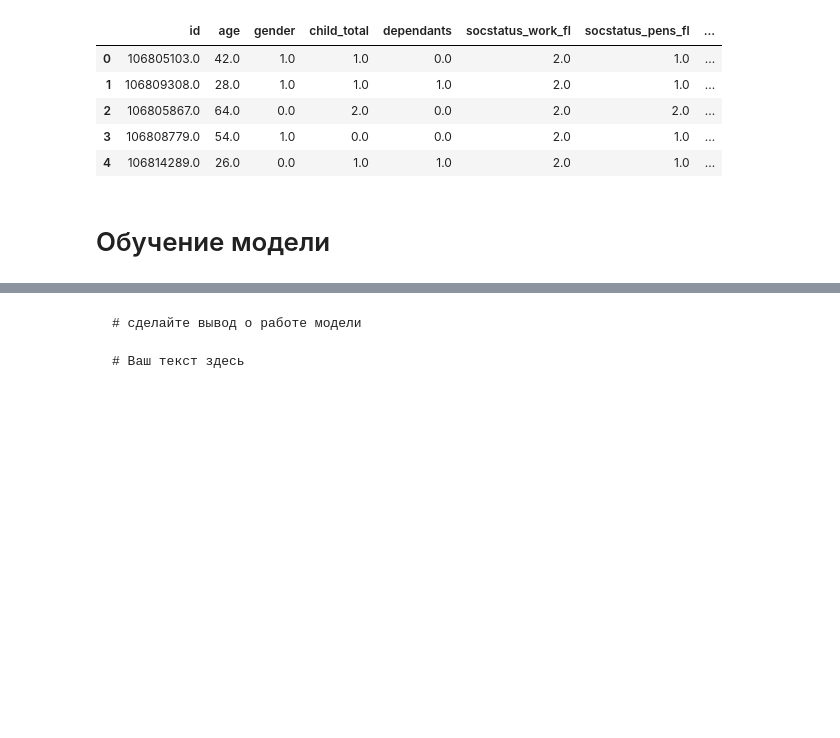
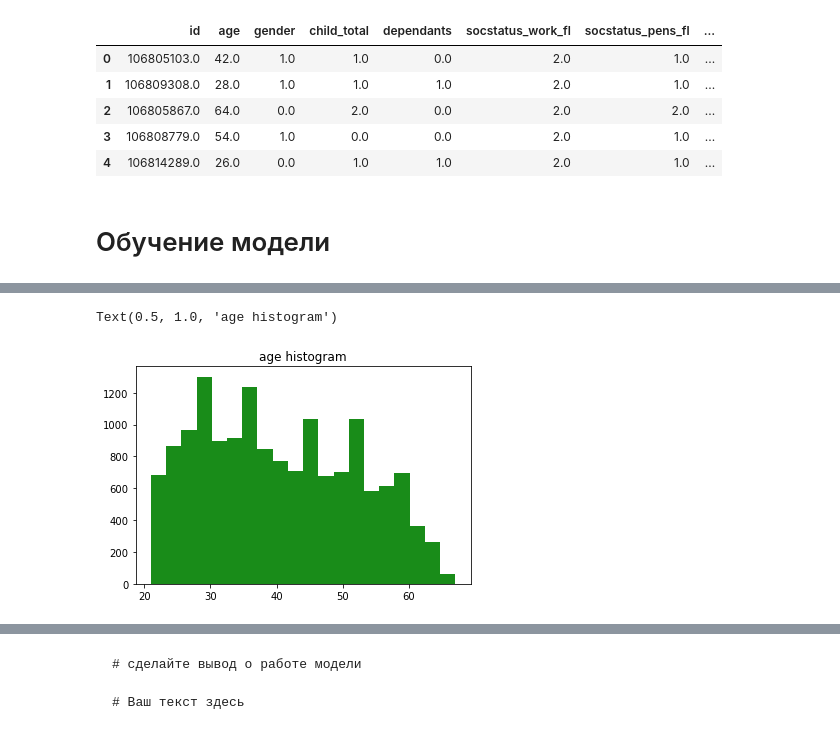
Before and after one commit to anastasiaspakovskaa/ml_course, a Jupyter notebook: knn/homework. Метод ближайших соседей.ipynb, the cells around one changed output, grey strips where cells are left out. Drawn from its saved outputs; the diff is of its cells as text; code cells hidden in the pictures; blank space fills up the shorter version.

```diff
--- a/knn/homework. Метод ближайших соседей.ipynb
+++ b/knn/homework. Метод ближайших соседей.ipynb
@@ -534,0 +536,6 @@ df.to_csv('final_df.csv', index=False)
+# %%
+# считать данные
+
+df = pd.read_csv('final_df.csv')
+df = df.drop(['id'], axis=1)
+df.head()
@@ -542,0 +579,4 @@ df.to_csv('final_df.csv', index=False)
+# %%
+# удалим строки с пропусками
+
+df = df.dropna()
@@ -542,0 +595,6 @@ df.to_csv('final_df.csv', index=False)
+# %%
+plt.hist(df['age'], bins=20, color='green', alpha=0.9)
+plt.title('age histogram')
+# %% [output]
+Text(0.5, 1.0, 'age histogram')
+[figure, added]
```
Also changed, not shown: parts of 12 cells of this notebook.
